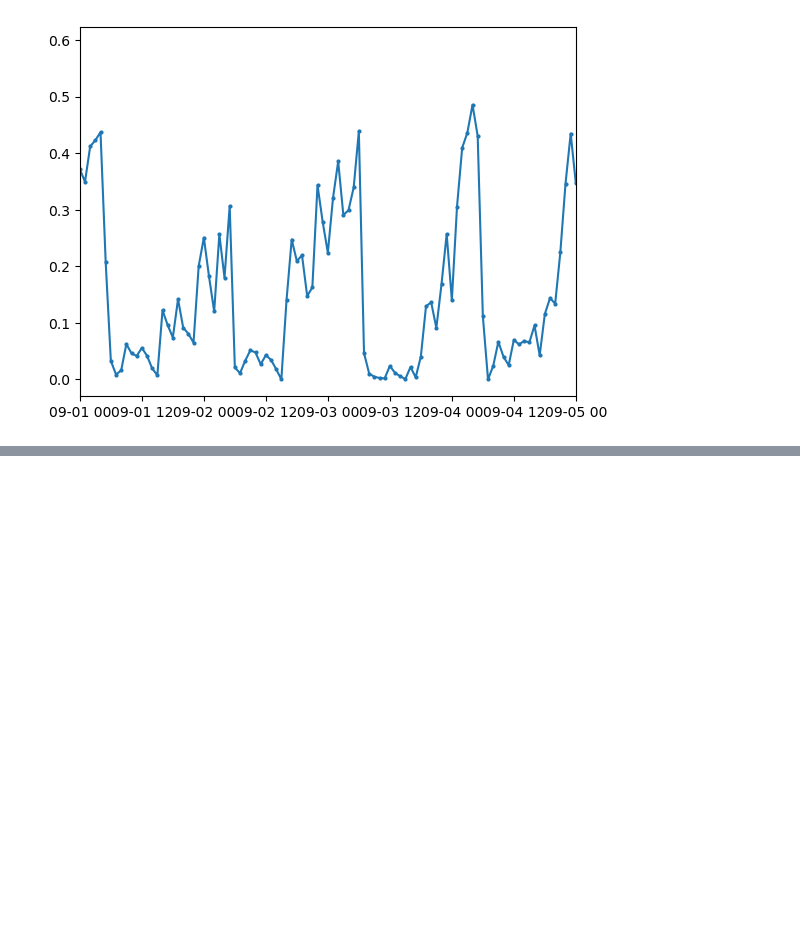
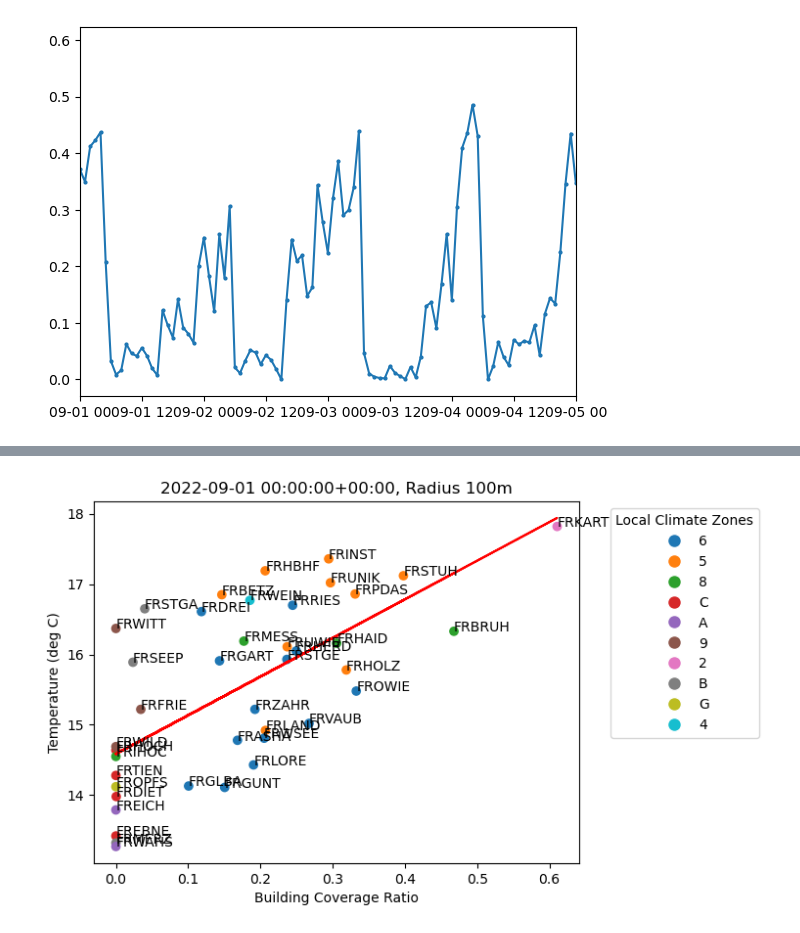
Before and after one commit to lisawink/freiburg, a Jupyter notebook: linregress_hour.ipynb, the cells around one changed output, grey strips where cells are left out. Cells and saved outputs as stored; diff of their text form; code cells hidden in the pictures; blank space fills up the shorter version.

```diff
--- a/linregress_hour.ipynb
+++ b/linregress_hour.ipynb
@@ -141,4 +145,6 @@ results_car_df[results_car_df.index.hour==0]
 366 rows × 6 columns
 # %%
 results_car_df.to_parquet('results_car_df.parquet')
+# %%
+results_car_df= pd.read_parquet('results_car_df.parquet')
 # %%
@@ -253,0 +204,39 @@ rsquared
+# %%
+station_id = stns_dict['stns_r100']['LCZ']
+unique_station_ids = station_id.unique()
+# %%
+# Convert station IDs to a sequence of numbers for coloring
+station_ids = stns_dict['stns_r100']['LCZ']
+unique_station_ids = station_ids.unique()
+
+# Create a colormap and assign a unique color to each station ID
+cmap = cm.get_cmap('tab10', len(unique_station_ids))
+color_dict = {station_id: cmap(i) for i, station_id in enumerate(unique_station_ids)}
+
+# Map the colors to the station IDs
+colors = [color_dict[station_id] for station_id in station_ids]
+# %%
+# plot temp against stns_dict['stns100'] car for the 100m radius and add regression line for the first 24 hours
+x=stns_dict['stns_r100']['car']
+y=temp[temp['datetime_UTC'] ==  '2022-09-01 00:00:00+00:00']['value']
+intercept = float(results_car_df[results_car_df.index ==  '2022-09-01 00:00:00+00:00'].intercept)
+slope = float(results_car_df[results_car_df.index ==  '2022-09-01 00:00:00+00:00'].slope)
+
+plt.scatter(stns_dict['stns_r100']['car'], temp[temp['datetime_UTC'] ==  '2022-09-01 00:00:00+00:00']['value'], c=colors)
+
+# Create a legend for the station IDs
+handles = [plt.Line2D([0], [0], marker='o', color='w', markerfacecolor=color_dict[station_id], markersize=10) for station_id in unique_station_ids]
+labels = unique_station_ids
+plt.legend(handles, labels, title='Local Climate Zones', bbox_to_anchor=(1.05, 1), loc='upper left')
+
+# add label of station ID to each point
+for i, txt in enumerate(stns_dict['stns_r100']['ID']):
+    plt.annotate(txt, (x.iloc[i], y.iloc[i]))
+
+plt.plot(x, intercept + slope * x, color='red')
+plt.xlabel('Building Coverage Ratio')
+plt.ylabel('Temperature (deg C)')
+plt.title('2022-09-01 00:00:00+00:00, Radius 100m')
+plt.show()
+# %% [output]
+[figure, added]
```
Also changed, not shown: parts of 14 cells of this notebook, 1 other file.
